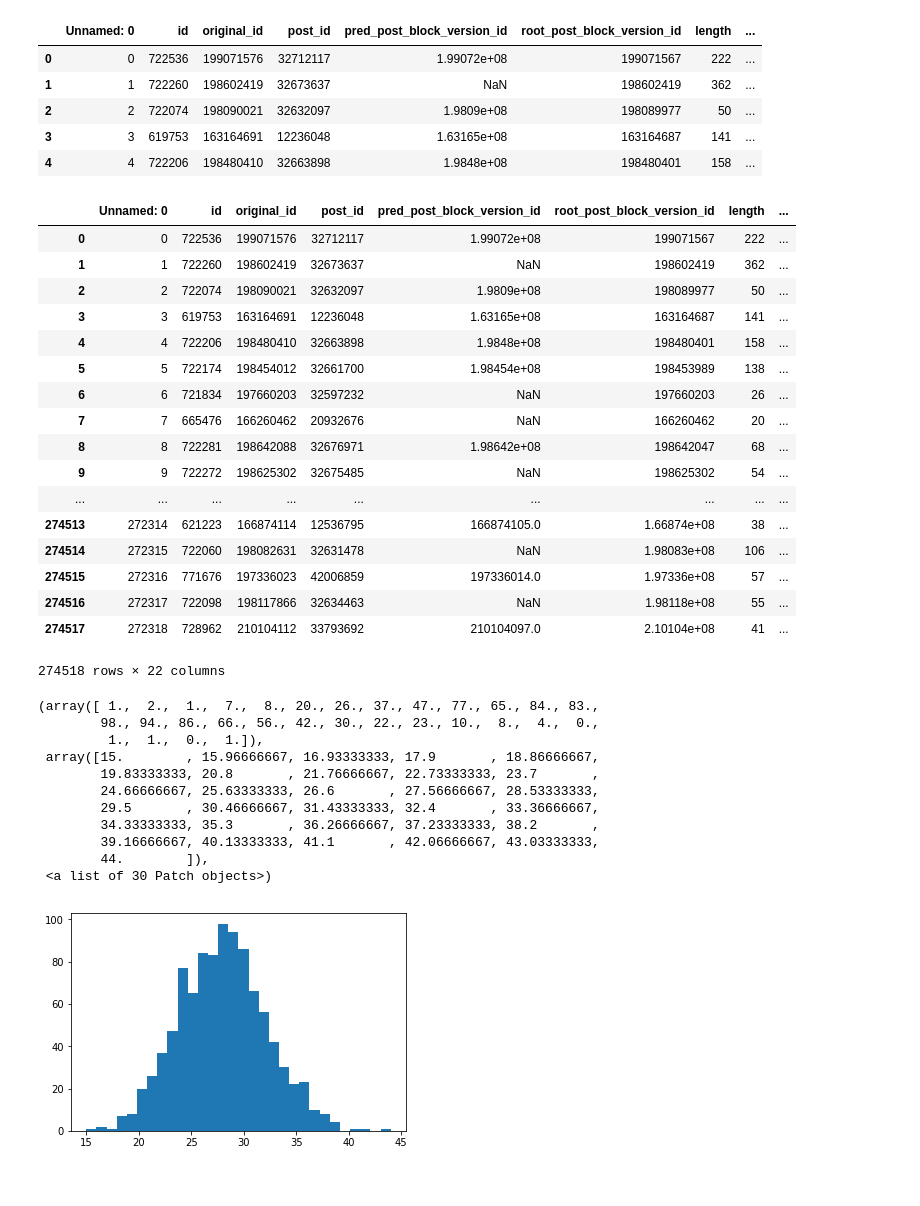
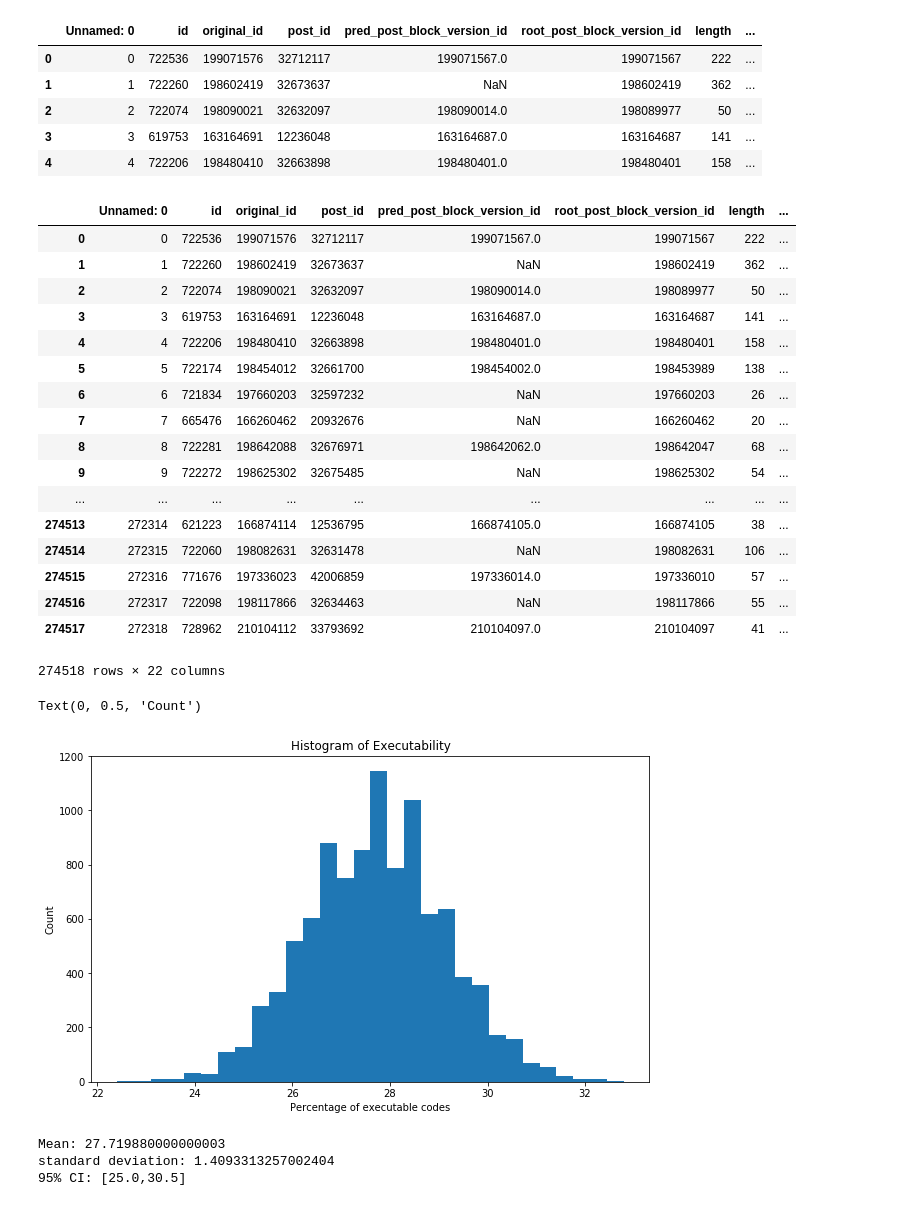
Before and after one commit to nimamahmoudi/msr2019-mining-challenge-webapp, a Jupyter notebook: data/stats.ipynb, the cells around one changed output. Saved outputs shown, nothing was run; the diff lists cells and outputs as text; code cells hidden in the pictures.

```diff
--- a/data/stats.ipynb
+++ b/data/stats.ipynb
@@ -7,16 +8,16 @@ import matplotlib.pyplot as plt
 %matplotlib inline
 # %%
 data_file = 'data3.csv'
-df = pd.read_csv(data_file)
+df = pd.read_csv(data_file, low_memory=False)
 # %%
 df.head()
 # %% [output]
 |  | Unnamed: 0 | id | original_id | post_id | pred_post_block_version_id | root_post_block_version_id | length | ... |
-| 0 | 0 | 722536 | 199071576 | 32712117 | 1.99072e+08 | 199071567 | 222 | ... |
+| 0 | 0 | 722536 | 199071576 | 32712117 | 199071567.0 | 199071567 | 222 | ... |
 | 1 | 1 | 722260 | 198602419 | 32673637 | NaN | 198602419 | 362 | ... |
-| 2 | 2 | 722074 | 198090021 | 32632097 | 1.9809e+08 | 198089977 | 50 | ... |
-| 3 | 3 | 619753 | 163164691 | 12236048 | 1.63165e+08 | 163164687 | 141 | ... |
-| 4 | 4 | 722206 | 198480410 | 32663898 | 1.9848e+08 | 198480401 | 158 | ... |
+| 2 | 2 | 722074 | 198090021 | 32632097 | 198090014.0 | 198089977 | 50 | ... |
+| 3 | 3 | 619753 | 163164691 | 12236048 | 163164687.0 | 163164687 | 141 | ... |
+| 4 | 4 | 722206 | 198480410 | 32663898 | 198480401.0 | 198480401 | 158 | ... |
 # %%
 df.loc[:,'r2'] = df.loc[:,'status_code_p2'] == 0
 df.loc[:,'r3'] = df.loc[:,'status_code_p3'] == 0
@@ -24,42 +25,46 @@ df.loc[:,'r2r3'] = (df.loc[:,'status_code_p2'] == 0) | (df.loc[:,'status_code_p3
 df
 # %% [output]
 |  | Unnamed: 0 | id | original_id | post_id | pred_post_block_version_id | root_post_block_version_id | length | ... |
-| 0 | 0 | 722536 | 199071576 | 32712117 | 1.99072e+08 | 199071567 | 222 | ... |
+| 0 | 0 | 722536 | 199071576 | 32712117 | 199071567.0 | 199071567 | 222 | ... |
 | 1 | 1 | 722260 | 198602419 | 32673637 | NaN | 198602419 | 362 | ... |
-| 2 | 2 | 722074 | 198090021 | 32632097 | 1.9809e+08 | 198089977 | 50 | ... |
-| 3 | 3 | 619753 | 163164691 | 12236048 | 1.63165e+08 | 163164687 | 141 | ... |
-| 4 | 4 | 722206 | 198480410 | 32663898 | 1.9848e+08 | 198480401 | 158 | ... |
-| 5 | 5 | 722174 | 198454012 | 32661700 | 1.98454e+08 | 198453989 | 138 | ... |
+| 2 | 2 | 722074 | 198090021 | 32632097 | 198090014.0 | 198089977 | 50 | ... |
+| 3 | 3 | 619753 | 163164691 | 12236048 | 163164687.0 | 163164687 | 141 | ... |
+| 4 | 4 | 722206 | 198480410 | 32663898 | 198480401.0 | 198480401 | 158 | ... |
+| 5 | 5 | 722174 | 198454012 | 32661700 | 198454002.0 | 198453989 | 138 | ... |
 | 6 | 6 | 721834 | 197660203 | 32597232 | NaN | 197660203 | 26 | ... |
 | 7 | 7 | 665476 | 166260462 | 20932676 | NaN | 166260462 | 20 | ... |
-| 8 | 8 | 722281 | 198642088 | 32676971 | 1.98642e+08 | 198642047 | 68 | ... |
+| 8 | 8 | 722281 | 198642088 | 32676971 | 198642062.0 | 198642047 | 68 | ... |
 | 9 | 9 | 722272 | 198625302 | 32675485 | NaN | 198625302 | 54 | ... |
 | ... | ... | ... | ... | ... | ... | ... | ... | ... |
-| 274513 | 272314 | 621223 | 166874114 | 12536795 | 166874105.0 | 1.66874e+08 | 38 | ... |
-| 274514 | 272315 | 722060 | 198082631 | 32631478 | NaN | 1.98083e+08 | 106 | ... |
-| 274515 | 272316 | 771676 | 197336023 | 42006859 | 197336014.0 | 1.97336e+08 | 57 | ... |
-| 274516 | 272317 | 722098 | 198117866 | 32634463 | NaN | 1.98118e+08 | 55 | ... |
-| 274517 | 272318 | 728962 | 210104112 | 33793692 | 210104097.0 | 2.10104e+08 | 41 | ... |
+| 274513 | 272314 | 621223 | 166874114 | 12536795 | 166874105.0 | 166874105 | 38 | ... |
+| 274514 | 272315 | 722060 | 198082631 | 32631478 | NaN | 198082631 | 106 | ... |
+| 274515 | 272316 | 771676 | 197336023 | 42006859 | 197336014.0 | 197336010 | 57 | ... |
+| 274516 | 272317 | 722098 | 198117866 | 32634463 | NaN | 198117866 | 55 | ... |
+| 274517 | 272318 | 728962 | 210104112 | 33793692 | 210104097.0 | 210104097 | 41 | ... |
 274518 rows × 22 columns
 # %%
-n = 1000
-c = 100
+n = 10000
+c = 1000
 per = np.zeros(n)
 for i in range(n):
-    dfs = df.sample(c)
-    per[i] = sum(dfs['r2r3']) / c * 100
+    dfs = df.sample(c, replace=True)
+    per[i] = float(sum(dfs['r2r3'])) / float(c) * 100
-# %%
-plt.hist(per, 30)
-# %% [output]
-(array([ 1.,  2.,  1.,  7.,  8., 20., 26., 37., 47., 77., 65., 84., 83.,
-        98., 94., 86., 66., 56., 42., 30., 22., 23., 10.,  8.,  4.,  0.,
-         1.,  1.,  0.,  1.]),
- array([15.        , 15.96666667, 16.93333333, 17.9       , 18.86666667,
-        19.83333333, 20.8       , 21.76666667, 22.73333333, 23.7       ,
-        24.66666667, 25.63333333, 26.6       , 27.56666667, 28.53333333,
-        29.5       , 30.46666667, 31.43333333, 32.4       , 33.36666667,
-        34.33333333, 35.3       , 36.26666667, 37.23333333, 38.2       ,
-        39.16666667, 40.13333333, 41.1       , 42.06666667, 43.03333333,
-        44.        ]),
- <a list of 30 Patch objects>)
-[figure, removed]
+# %%
+plt.figure(figsize=(10,6))
+plt.title('Histogram of Executability')
+plt.hist(per, 30)
+plt.xlabel('Percentage of executable codes')
+plt.ylabel('Count')
+# %% [output]
+Text(0, 0.5, 'Count')
+[figure, added]
+# %%
+print(f'Mean: {np.mean(per)}')
+print(f'standard deviation: {np.std(per)}')
+p25 = np.percentile(per, 2.5)
+p975 = np.percentile(per, 97.5)
+print(f'95% CI: [{p25},{p975}]')
+# %% [output]
+Mean: 27.719880000000003
+standard deviation: 1.4093313257002404
+95% CI: [25.0,30.5]
```
Also changed, not shown: parts of 2 cells of this notebook, 2 other files.
